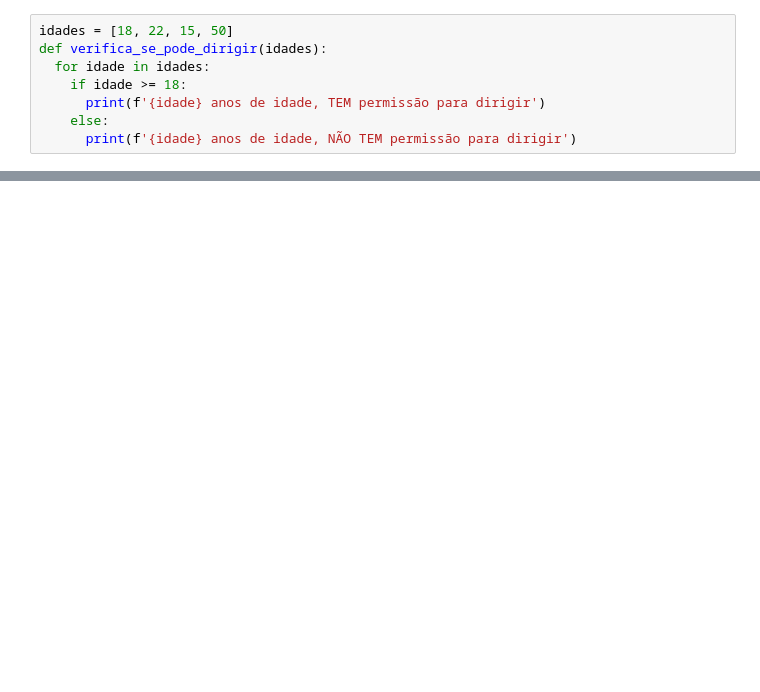
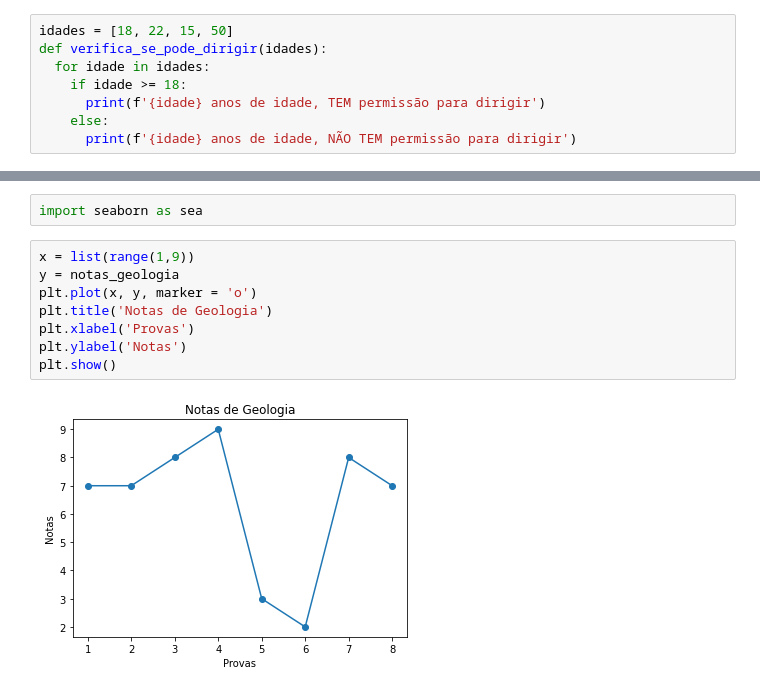
Before and after one commit to meyrellesilva/Aprendendo, a Jupyter notebook: Lógica_de_programação_com_Python.ipynb, the cells around one changed output, grey strips where cells are left out. Saved outputs shown, nothing was run; the diff lists cells and outputs as text; blank space fills up the shorter version.

```diff
--- a/Lógica_de_programação_com_Python.ipynb
+++ b/Lógica_de_programação_com_Python.ipynb
@@ -74,0 +181,12 @@ def verifica_se_pode_dirigir(idades):
+# %%
+import seaborn as sea
+# %%
+x = list(range(1,9))
+y = notas_geologia
+plt.plot(x, y, marker = 'o')
+plt.title('Notas de Geologia')
+plt.xlabel('Provas')
+plt.ylabel('Notas')
+plt.show()
+# %% [output]
+[figure, added]
```
Also changed, not shown: parts of 22 cells of this notebook.
